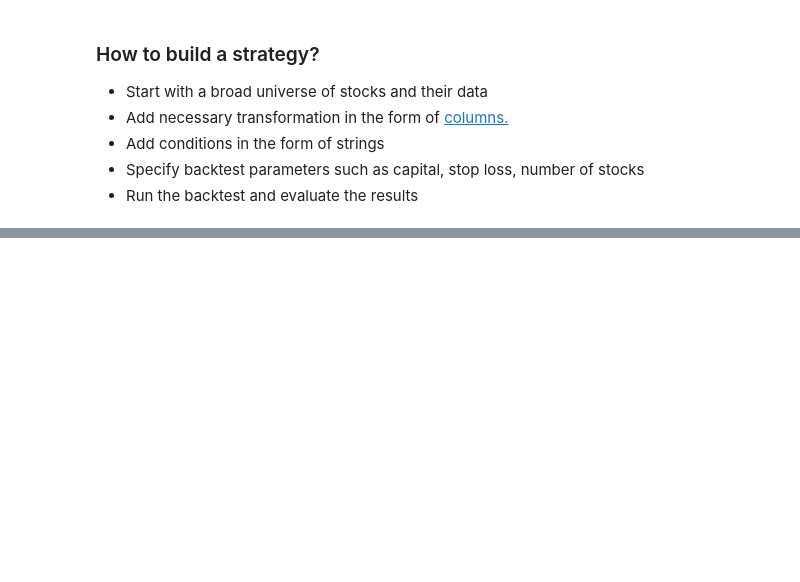
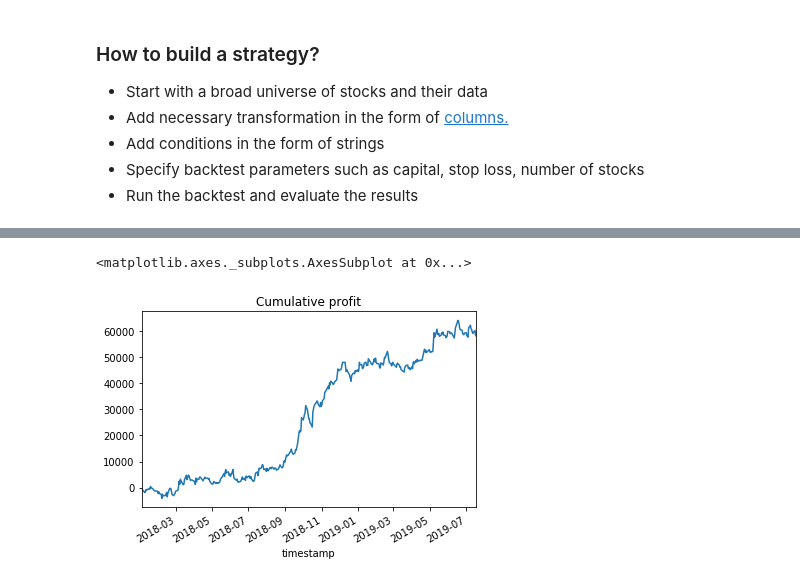
Before and after one commit to uberdeveloper/tradingsystem, a Jupyter notebook: Basic.ipynb, the cells around one changed output, grey strips where cells are left out. Cells and saved outputs as stored; diff of their text form; code cells hidden in the pictures; blank space fills up the shorter version.

```diff
--- a/Basic.ipynb
+++ b/Basic.ipynb
@@ -298,0 +297,7 @@ df = pd.read_csv('./data/NIF')
+# %%
+df = pd.read_csv('data/nifty_50.csv.zip', parse_dates=['timestamp'])
+ds = DataSource(df)
+
+# Add previous day return and preopen return
+ds.add_pct_change(col_name='ret', lag=1)
+ds.add_formula('(open/prevclose)-1', col_name='pret');
@@ -298,0 +309,3 @@ df = pd.read_csv('./data/NIF')
+# %%
+results = backtest(data=ds.data, stop_loss=2, sort_by='ret', order='S')
+results.net_profit.sum()
@@ -298,0 +327,6 @@ df = pd.read_csv('./data/NIF')
+# %%
+results.groupby('timestamp').net_profit.sum().cumsum().plot(
+    title='Cumulative profit')
+# %% [output]
+<matplotlib.axes._subplots.AxesSubplot at 0x...>
+[figure, added]
```
Also changed, not shown: parts of 4 cells of this notebook.
